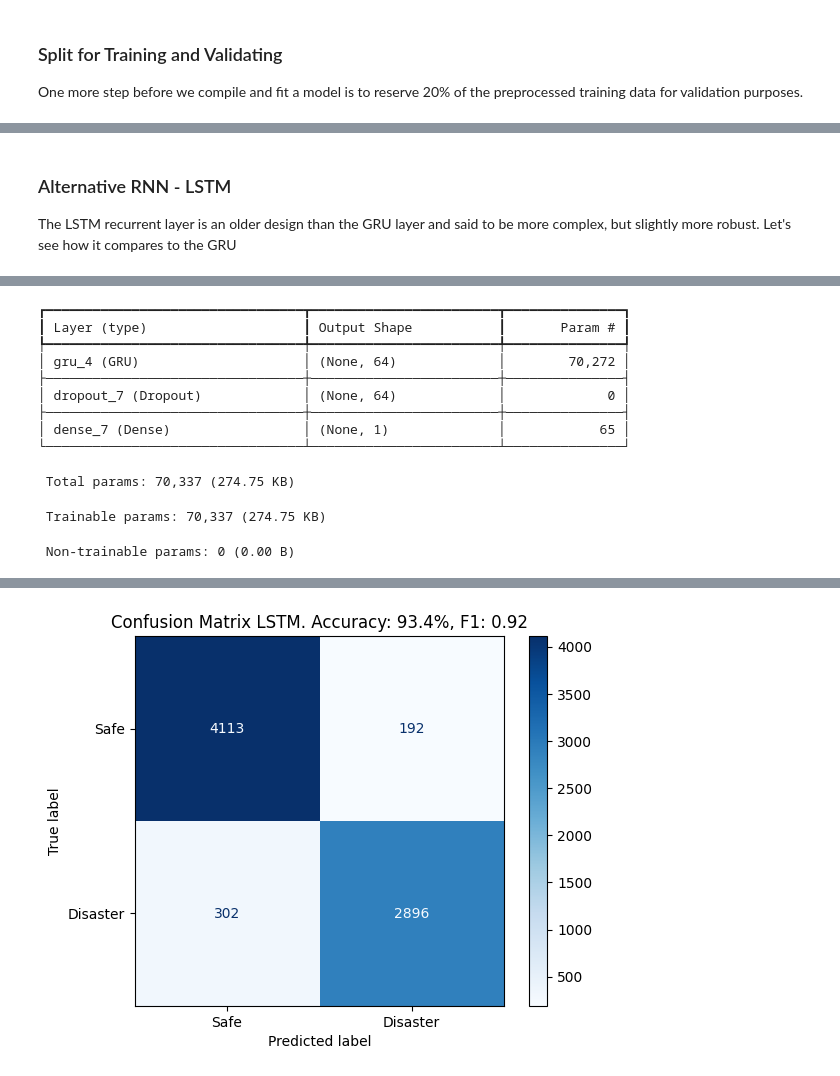
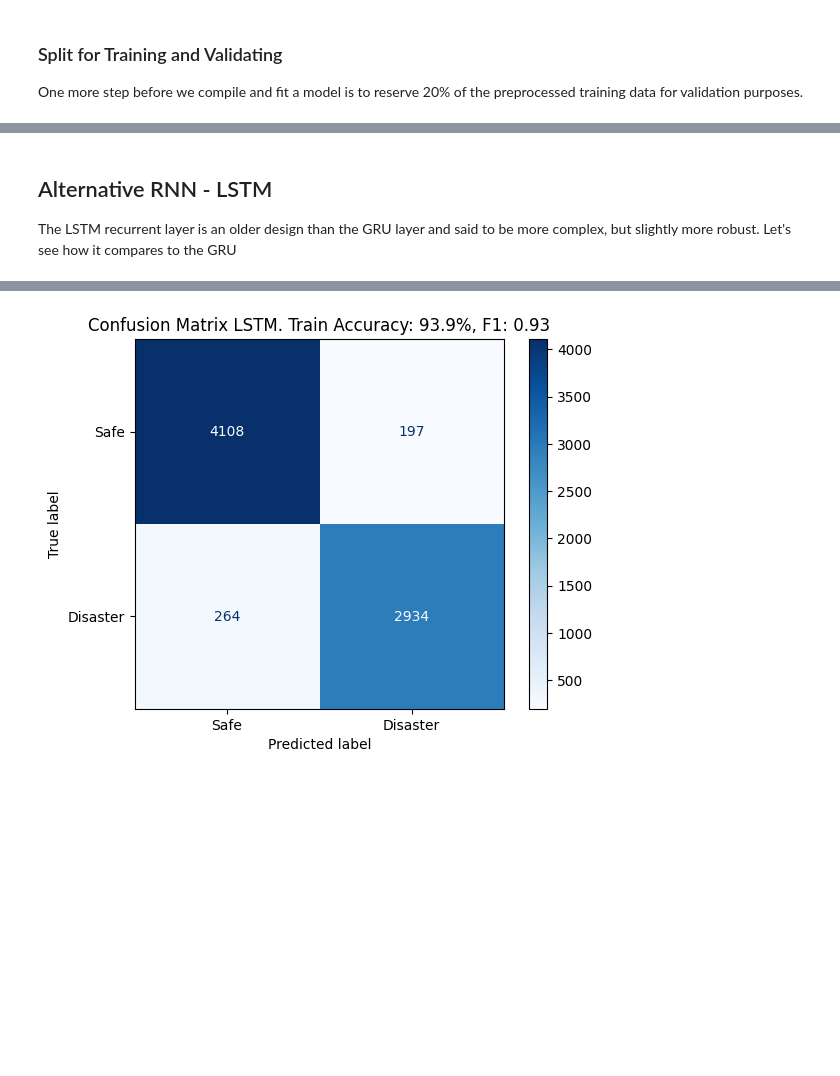
Before and after one commit to kpjava/DeepLearningModule4, a Jupyter notebook: natural_disasters_nlp.ipynb, the cells around one changed output, grey strips where cells are left out. Cells and saved outputs as stored; diff of their text form; code cells hidden in the pictures; blank space fills up the shorter version.

```diff
--- a/natural_disasters_nlp.ipynb
+++ b/natural_disasters_nlp.ipynb
@@ -44,7 +45,10 @@ I will verify the contents of the CSV files momentarily, but Kaggle provides thi
 
 Let me load the two CSV files, `train_df` and `test_df` and verify its structure.
 # %%
-raw_df = pd.read_csv("nlp-getting-started/train.csv", quotechar='"', doublequote=True)
+RUNNING_LOCAL = True
+FOLDER_PREFIX = '.' if RUNNING_LOCAL else '/kaggle/input'
+
+raw_df = pd.read_csv(f"{FOLDER_PREFIX}/nlp-getting-started/train.csv", quotechar='"', doublequote=True)
 print('train_df.shape:', raw_df.shape)
 
 print('\nNot all of the columns are populated. Here are the counts of each column:')
@@ -357,7 +353,22 @@ Total elapsed time: 00h 05m 09s
 # %%
+print("\nTuning complete. Retrieving best hyperparameters...")
 print("\nKerasTuner Search Space Summary:")
 tuner.search_space_summary()
 
-print("\n--- Best Model Results ---")
-tuner.results_summary()
+best_trial = tuner.oracle.get_best_trials(num_trials=1)[0]
+best_train_accuracy = best_trial.metrics.get_last_value('accuracy')
+best_val_accuracy = best_trial.metrics.get_last_value('val_accuracy')
+
+print(f'\nBest training accuracy: {best_train_accuracy:.1f}%')
+print(f'Best validation accuracy: {best_val_accuracy*100:.1f}%')
+
+best_hps = tuner.get_best_hyperparameters(num_trials=1)[0].values
+best_rnn_neurons = best_hps.get('rnn_neurons')
+best_learning_rate = best_hps.get('learning_rate')
+best_dropout_rate = best_hps.get('dropout_rate')
+
+print("\nBest Hyperparameters:")
+print(f"    Best rnn_neurons: {best_rnn_neurons}")
+print(f"    Best learning rate: {best_learning_rate:.5f}")
+print(f"    Best dropout rate: {best_dropout_rate:.5f}")
 # %% [output]
@@ -381,10 +393,20 @@ Score: 0.7654896974563599
 # %% [markdown]
-### Alternative RNN - LSTM
+## Alternative RNN - LSTM
 
 The LSTM recurrent layer is an older design than the GRU layer and said to be more complex, but slightly more robust. Let's see how it compares to the GRU
 # %%
-layer_LSTM = LSTM(64, return_sequences=False)
-model_LSTM, history_LSTM = build_fit_rnn_model(max_tokens=30, rnn_layer=layer_GRU, name='RNN_GRU_64')
+# best_model = load_model('best_rnn_model.keras')
+layer_LSTM = LSTM(best_rnn_neurons, return_sequences=False)
+model_LSTM = build_fit_rnn_model('RNN_LSTM_64', rnn_layer=layer_LSTM, dropout_rate=best_dropout_rate, learning_rate=best_learning_rate)
+class_weight = calc_class_weight(y_target)
+history_LSTM = model_LSTM.fit(
+    x=X_train,
+    y=y_train,
+    validation_data=(X_val, y_val),
+    batch_size=32,
+    epochs=15,
+    verbose=1
+)
 y_pred_LSTM = model_LSTM.predict(X_embedded)
 showConfusionMatrix(y_target, y_pred_LSTM, "LSTM")
 # %% [output]
@@ -392,12 +429,0 @@ Model: "RNN_GRU_64"
-┏━━━━━━━━━━━━━━━━━━━━━━━━━━━━━━━━━┳━━━━━━━━━━━━━━━━━━━━━━━━┳━━━━━━━━━━━━━━━┓
-┃ Layer (type)                    ┃ Output Shape           ┃       Param # ┃
-┡━━━━━━━━━━━━━━━━━━━━━━━━━━━━━━━━━╇━━━━━━━━━━━━━━━━━━━━━━━━╇━━━━━━━━━━━━━━━┩
-│ gru_4 (GRU)                     │ (None, 64)             │        70,272 │
-├─────────────────────────────────┼────────────────────────┼───────────────┤
-│ dropout_7 (Dropout)             │ (None, 64)             │             0 │
-├─────────────────────────────────┼────────────────────────┼───────────────┤
-│ dense_7 (Dense)                 │ (None, 1)              │            65 │
-└─────────────────────────────────┴────────────────────────┴───────────────┘
- Total params: 70,337 (274.75 KB)
- Trainable params: 70,337 (274.75 KB)
- Non-trainable params: 0 (0.00 B)
@@ -421 +430 @@ Epoch 15/15
-[figure, old version]
+[figure, new version]
```
Also changed, not shown: parts of 15 cells of this notebook, 1 other file.
